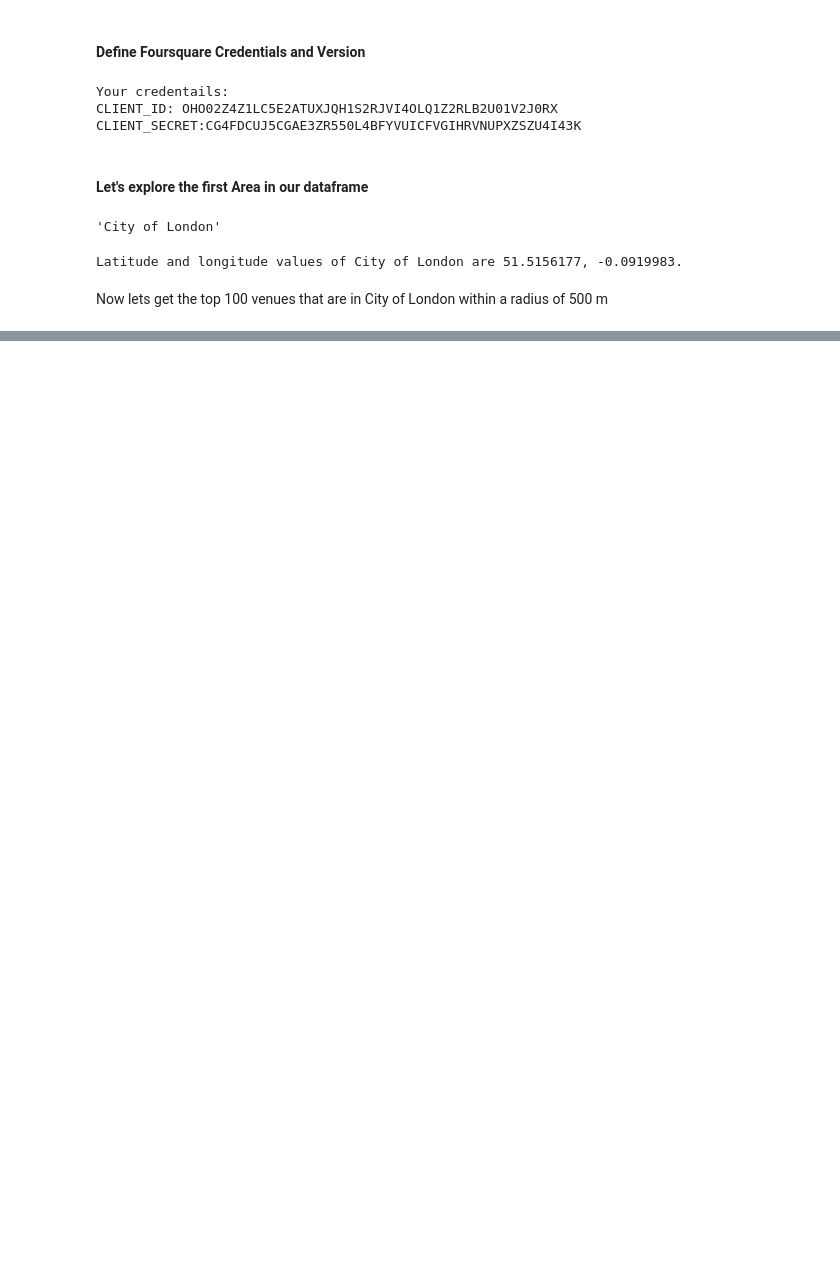
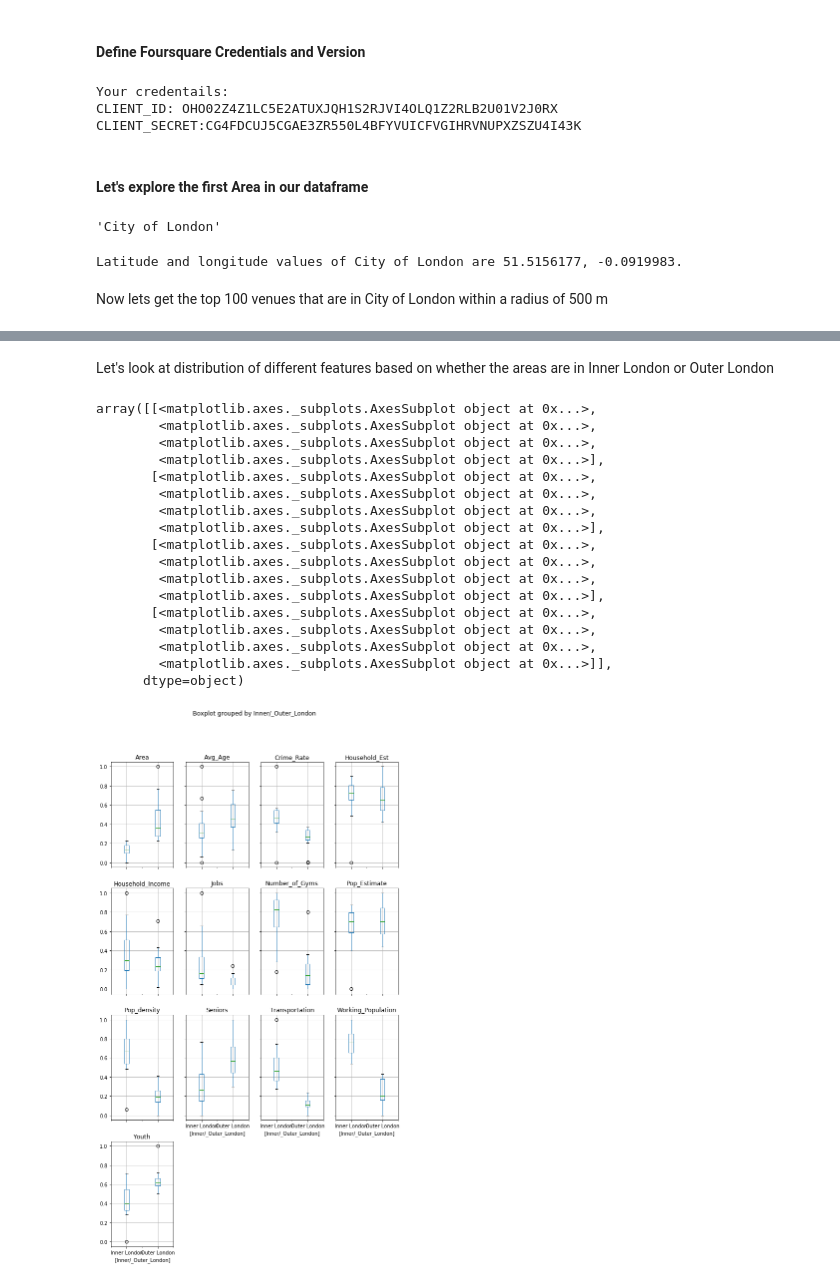
Before and after one commit to singhv007/Coursera_Capstone, a Jupyter notebook: Exploring London.ipynb, the cells around one changed output, grey strips where cells are left out. Cells and saved outputs as stored; diff of their text form; code cells hidden in the pictures; blank space fills up the shorter version.

```diff
--- a/Exploring London.ipynb
+++ b/Exploring London.ipynb
@@ -352,0 +497,5 @@ Name: name, dtype: int64
+# %%
+print('Shape ',nbd_df.shape)
+print('London ', nLn_d1.shape)
+nLn_d1.insert(3,"Number_of_Gyms", nbd_df[['Number_of_Venues']])
+print('London ', nLn_d1.shape)
@@ -352,0 +508,11 @@ Name: name, dtype: int64
+# %%
+# Change data type
+nLn_d1 = nLn_d1.astype({'Number_of_Gyms': float})
+nLn_d1 = nLn_d1.astype({'GLA_Household_Estimate_2017': float})
+nLn_d1 = nLn_d1.astype({'Population_density_(per_hectare)_2017': float})
+nLn_d1 = nLn_d1.astype({'Crime_Rate': float})
+# Lets rename some of these columns
+nLn_d1.rename(columns = {'GLA_Population_Estimate_2017':'Pop_Estimate','GLA_Household_Estimate_2017':'Household_Est' }, inplace = True)
+nLn_d1.rename(columns = {'Inland_Area_(Hectares':'Area','Population_density_(per_hectare)_2017':'Pop_density', 'Average_Age,_2017': 'Avg_Age' }, inplace = True)
+nLn_d1.rename(columns = {'Proportion_of_population_aged_0-15,_2015':'Youth'}, inplace = True)
+nLn_d1.dtypes
@@ -352,0 +537,8 @@ Name: name, dtype: int64
+# %%
+nLn_d1.rename(columns = {'Inland_Area_(Hectares)':'Area','Proportion_of_population_of_working-age,_2015':'Working_Population', 'Proportion_of_population_aged_65_and_over,_2015': 'Seniors' }, inplace = True)
+nLn_d1.rename(columns = {'Proportion_of_population_aged_0-15,_2015':'Youth'}, inplace = True)
+
+nLn_d1.to_csv(r'C:\Users\v_m_s\Desktop\IBM_DS_CERTIFICATION\nLn_d1.csv', index = None, header = True)
+# Make a copy of the nLn_d1
+nLn = nLn_d1.copy()
+nLn
@@ -352,0 +596,15 @@ Name: name, dtype: int64
+# %%
+# let's scale the columns using MinMaxScaler from sklearn
+from sklearn.preprocessing import MinMaxScaler
+
+scaler = MinMaxScaler()
+cols_to_be_scaled = list(nLn_d1.columns)
+cols_to_be_scaled.remove('Code')
+cols_to_be_scaled.remove('Area_name')
+cols_to_be_scaled.remove('Inner/_Outer_London')
+#cols_to_be_scaled.remove('Crime_Rate')
+cols_to_be_scaled
+
+
+nLn_d1[cols_to_be_scaled] = scaler.fit_transform(nLn_d1[cols_to_be_scaled])
+nLn_d1
@@ -352,0 +618,25 @@ Name: name, dtype: int64
+# %% [markdown]
+Let's look at distribution of different features based on whether the areas are in Inner London or Outer London
+# %%
+import matplotlib.pyplot as plt
+%matplotlib inline
+nLn_d1.boxplot(by = 'Inner/_Outer_London', figsize = (10,18))
+# %% [output]
+array([[<matplotlib.axes._subplots.AxesSubplot object at 0x...>,
+        <matplotlib.axes._subplots.AxesSubplot object at 0x...>,
+        <matplotlib.axes._subplots.AxesSubplot object at 0x...>,
+        <matplotlib.axes._subplots.AxesSubplot object at 0x...>],
+       [<matplotlib.axes._subplots.AxesSubplot object at 0x...>,
+        <matplotlib.axes._subplots.AxesSubplot object at 0x...>,
+        <matplotlib.axes._subplots.AxesSubplot object at 0x...>,
+        <matplotlib.axes._subplots.AxesSubplot object at 0x...>],
+       [<matplotlib.axes._subplots.AxesSubplot object at 0x...>,
+        <matplotlib.axes._subplots.AxesSubplot object at 0x...>,
+        <matplotlib.axes._subplots.AxesSubplot object at 0x...>,
+        <matplotlib.axes._subplots.AxesSubplot object at 0x...>],
+       [<matplotlib.axes._subplots.AxesSubplot object at 0x...>,
+        <matplotlib.axes._subplots.AxesSubplot object at 0x...>,
+        <matplotlib.axes._subplots.AxesSubplot object at 0x...>,
+        <matplotlib.axes._subplots.AxesSubplot object at 0x...>]],
+      dtype=object)
+[figure, added]
```
Also changed, not shown: parts of 66 cells of this notebook.
